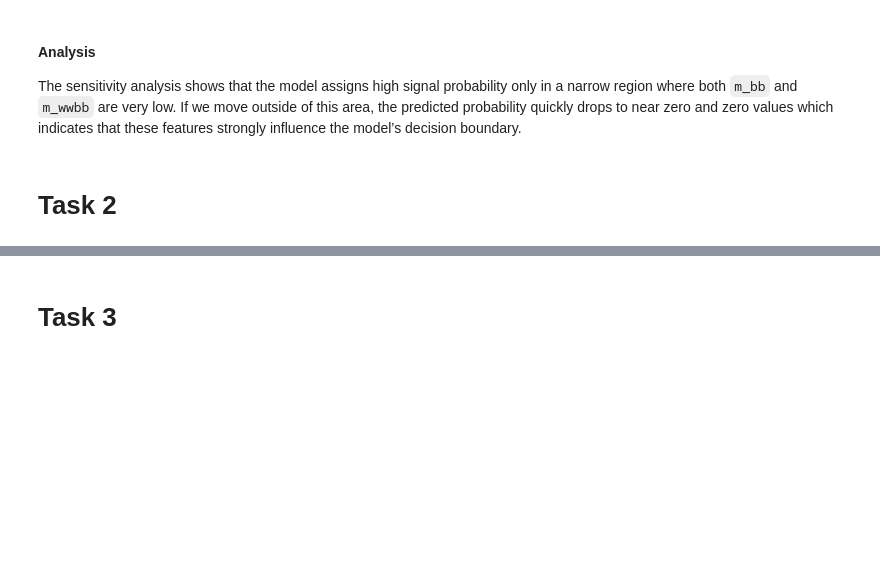
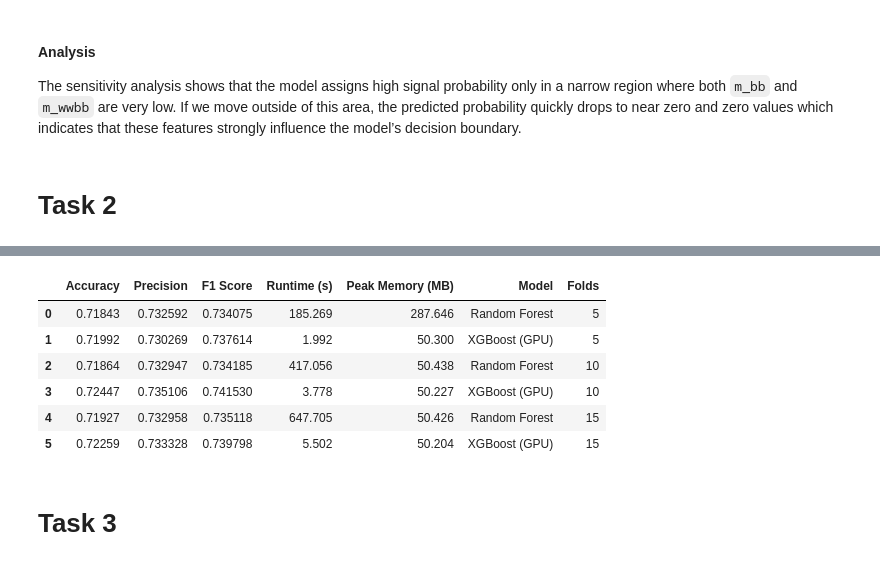
Before and after one commit to Kyle-J13/proj-ai-ml, a Jupyter notebook: hw/hw02/hw02.ipynb, the cells around one changed output, grey strips where cells are left out. Drawn from its saved outputs; the diff is of its cells as text; code cells hidden in the pictures; blank space fills up the shorter version.

```diff
--- a/hw/hw02/hw02.ipynb
+++ b/hw/hw02/hw02.ipynb
@@ -150,3 +154,88 @@ The sensitivity analysis shows that the model assigns high signal probability on
+# %%
+# Imports
+import pandas as pd
+import numpy as np
+import time
+import tracemalloc
+from sklearn.model_selection import StratifiedKFold
+from sklearn.ensemble import RandomForestClassifier
+from xgboost import XGBClassifier
+from sklearn.metrics import accuracy_score, precision_score, f1_score
+
+
+# Random state
+rand_state = 42 + 42
+
+# Load the cleaned HIGGS data
+data = pd.read_csv("data/HIGGS_subset_clean.csv")
+y = data["target"]
+X = data.drop(columns=["target"])
+
+# Define models
+rf_model = RandomForestClassifier(n_estimators=100, random_state=rand_state)
+gb_model = XGBClassifier(
+    n_estimators=100,
+    tree_method='hist',
+    device='cuda',
+    eval_metric='logloss',
+    random_state=rand_state
+)
+
+# Function to evaluate a model preformance
+def evaluate_model_kfold(model, X, y, k):
+    skf = StratifiedKFold(n_splits=k, shuffle=True, random_state=rand_state)
+    accuracy_scores, precision_scores, f1_scores = [], [], []
+
+    start_time = time.time()
+    tracemalloc.start()
+
+    for train_idx, test_idx in skf.split(X, y):
+        X_train, X_test = X.iloc[train_idx], X.iloc[test_idx]
+        y_train, y_test = y.iloc[train_idx], y.iloc[test_idx]
+
+        model.fit(X_train, y_train)
+        y_pred = model.predict(X_test)
+
+        accuracy_scores.append(accuracy_score(y_test, y_pred))
+        precision_scores.append(precision_score(y_test, y_pred))
+        f1_scores.append(f1_score(y_test, y_pred))
+
+    current, peak = tracemalloc.get_traced_memory()
+    tracemalloc.stop()
+    elapsed_time = time.time() - start_time
+
+    return {
+        "Accuracy": np.mean(accuracy_scores),
+        "Precision": np.mean(precision_scores),
+        "F1 Score": np.mean(f1_scores),
+        "Runtime (s)": round(elapsed_time, 3),
+        "Peak Memory (MB)": round(peak / 1_000_000, 3)
+    }
+
+# Evaluate both models across k folds of 5, 10, 15
+fold_sizes = [5, 10, 15]
+all_results = []
+
+for k in fold_sizes:
+    rf_result = evaluate_model_kfold(rf_model, X, y, k)
+    rf_result.update({"Model": "Random Forest", "Folds": k})
+    all_results.append(rf_result)
+
+    gb_result = evaluate_model_kfold(gb_model, X, y, k)
+    gb_result.update({"Model": "XGBoost", "Folds": k})
+    all_results.append(gb_result)
+
+# Display as Dataframe
+results_df = pd.DataFrame(all_results)
+results_df
+# %% [output]
+|  | Accuracy | Precision | F1 Score | Runtime (s) | Peak Memory (MB) | Model | Folds |
+| 0 | 0.71843 | 0.732592 | 0.734075 | 185.269 | 287.646 | Random Forest | 5 |
+| 1 | 0.71992 | 0.730269 | 0.737614 | 1.992 | 50.300 | XGBoost (GPU) | 5 |
+| 2 | 0.71864 | 0.732947 | 0.734185 | 417.056 | 50.438 | Random Forest | 10 |
+| 3 | 0.72447 | 0.735106 | 0.741530 | 3.778 | 50.227 | XGBoost (GPU) | 10 |
+| 4 | 0.71927 | 0.732958 | 0.735118 | 647.705 | 50.426 | Random Forest | 15 |
+| 5 | 0.72259 | 0.733328 | 0.739798 | 5.502 | 50.204 | XGBoost (GPU) | 15 |
 # %% [markdown]
 # Task 3
 # %% [markdown]
```
Also changed, not shown: parts of 2 cells of this notebook, 1 other file.
